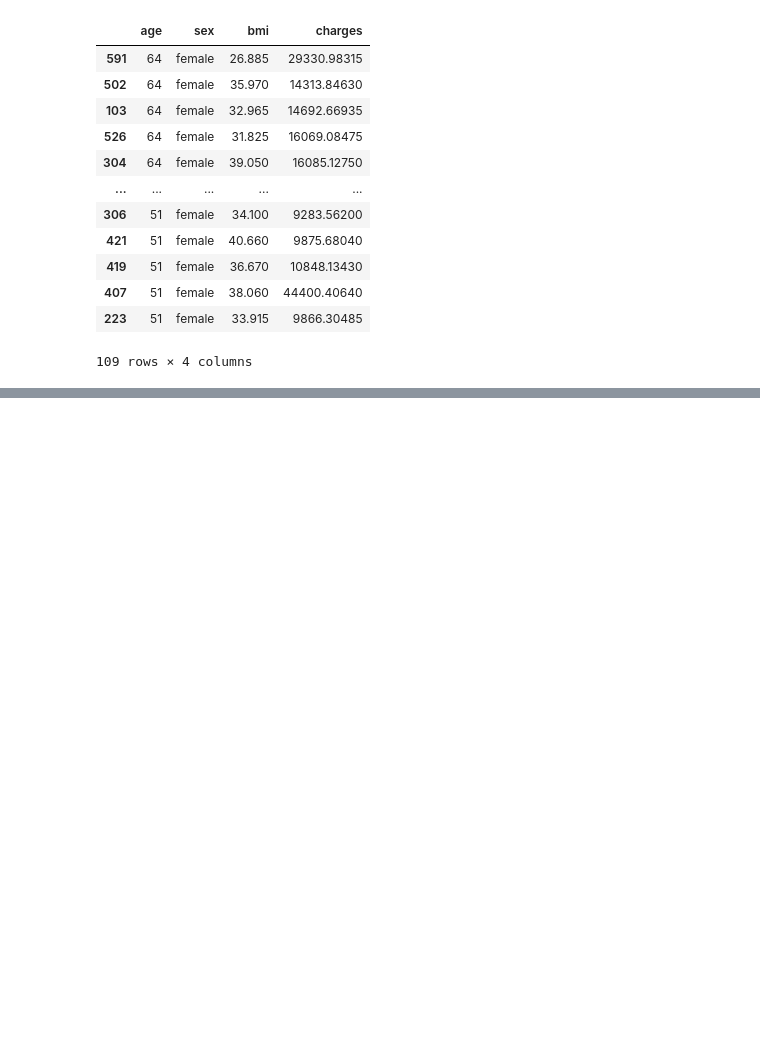
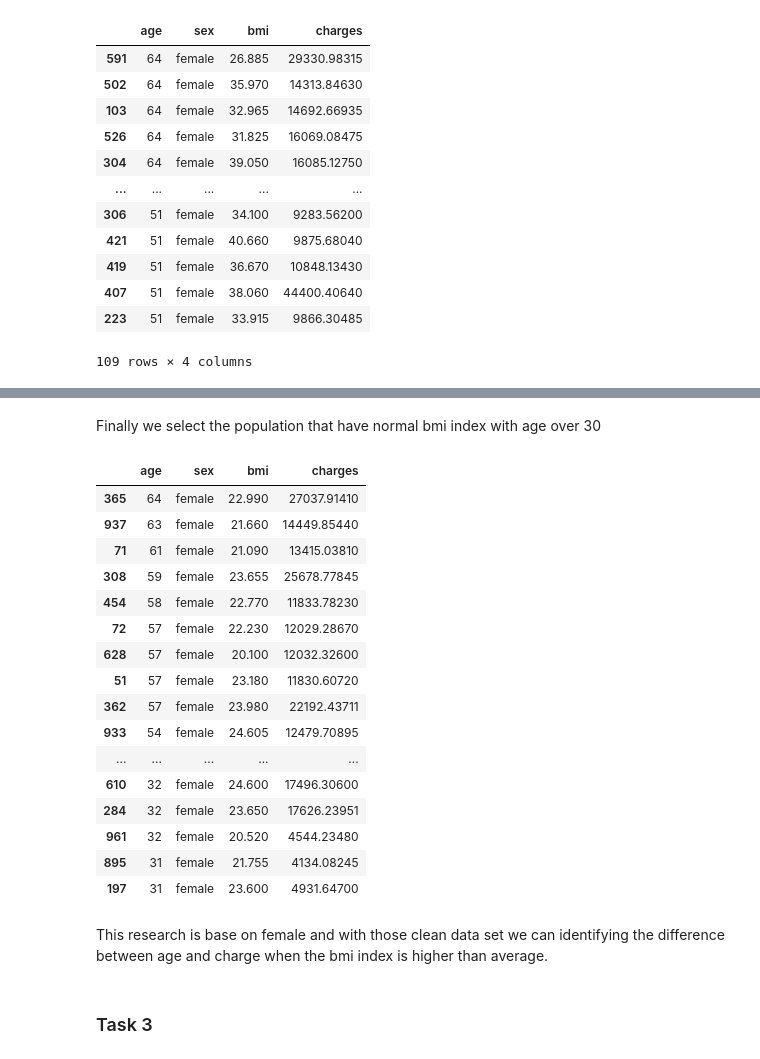
Before and after one commit to ubco-W2022T1-cosc301/project-group30, a Jupyter notebook: notebooks/analysis2.ipynb, the cells around one changed output, grey strips where cells are left out. Drawn from its saved outputs; the diff is of its cells as text; code cells hidden in the pictures; blank space fills up the shorter version.

```diff
--- a/notebooks/analysis2.ipynb
+++ b/notebooks/analysis2.ipynb
@@ -67,0 +115,2 @@ overAvg50_final
+# %%
+data = pd.read_csv("../data/raw/Medical_Cost.csv")
@@ -67,0 +136,2 @@ overAvg50_final
+# %%
+data2 = data.drop(["children", "smoker", "region"], axis = "columns")
@@ -67,0 +183,30 @@ overAvg50_final
+# %% [markdown]
+Finally we select the population that have normal bmi index with age over 30
+# %%
+Avg30_data=data2[(data2['bmi'] < 24.9) & (data2['bmi'] >18.5)&(data['sex'] == 'female') & (data2['age']>30)]
+# %%
+Avg30_final=Avg30_data.sort_values('age', ascending = False)
+# %%
+Avg30_final
+# %% [output]
+|  | age | sex | bmi | charges |
+| 365 | 64 | female | 22.990 | 27037.91410 |
+| 937 | 63 | female | 21.660 | 14449.85440 |
+| 71 | 61 | female | 21.090 | 13415.03810 |
+| 308 | 59 | female | 23.655 | 25678.77845 |
+| 454 | 58 | female | 22.770 | 11833.78230 |
+| 72 | 57 | female | 22.230 | 12029.28670 |
+| 628 | 57 | female | 20.100 | 12032.32600 |
+| 51 | 57 | female | 23.180 | 11830.60720 |
+| 362 | 57 | female | 23.980 | 22192.43711 |
+| 933 | 54 | female | 24.605 | 12479.70895 |
+| ... | ... | ... | ... | ... |
+| 610 | 32 | female | 24.600 | 17496.30600 |
+| 284 | 32 | female | 23.650 | 17626.23951 |
+| 961 | 32 | female | 20.520 | 4544.23480 |
+| 895 | 31 | female | 21.755 | 4134.08245 |
+| 197 | 31 | female | 23.600 | 4931.64700 |
+# %% [markdown]
+This research is base on female and with those clean data set we can identifying the difference between age and charge when the bmi index is higher than average.
+# %% [markdown]
+### Task 3
```
Also changed, not shown: parts of 32 cells of this notebook, 1 other file.
